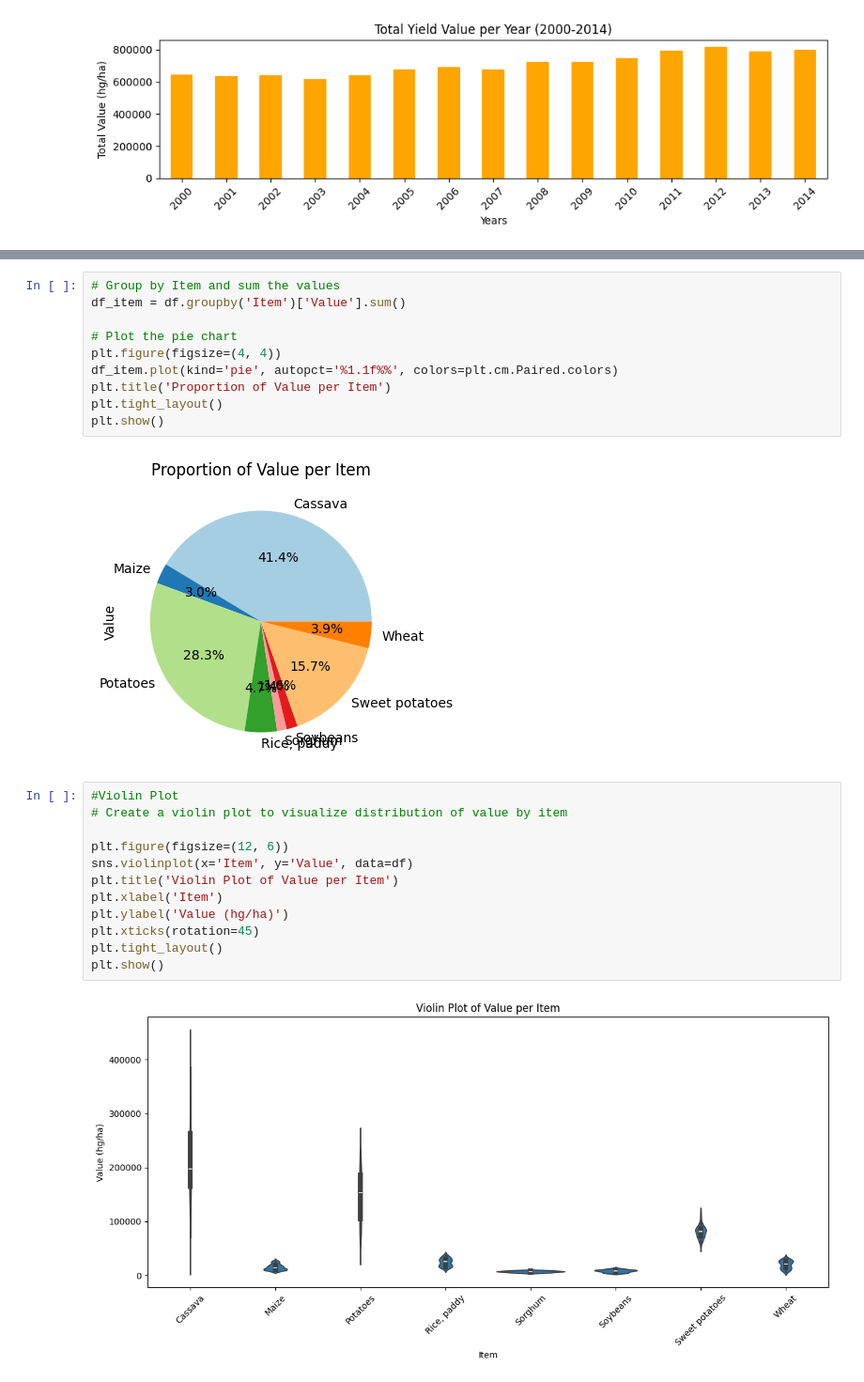
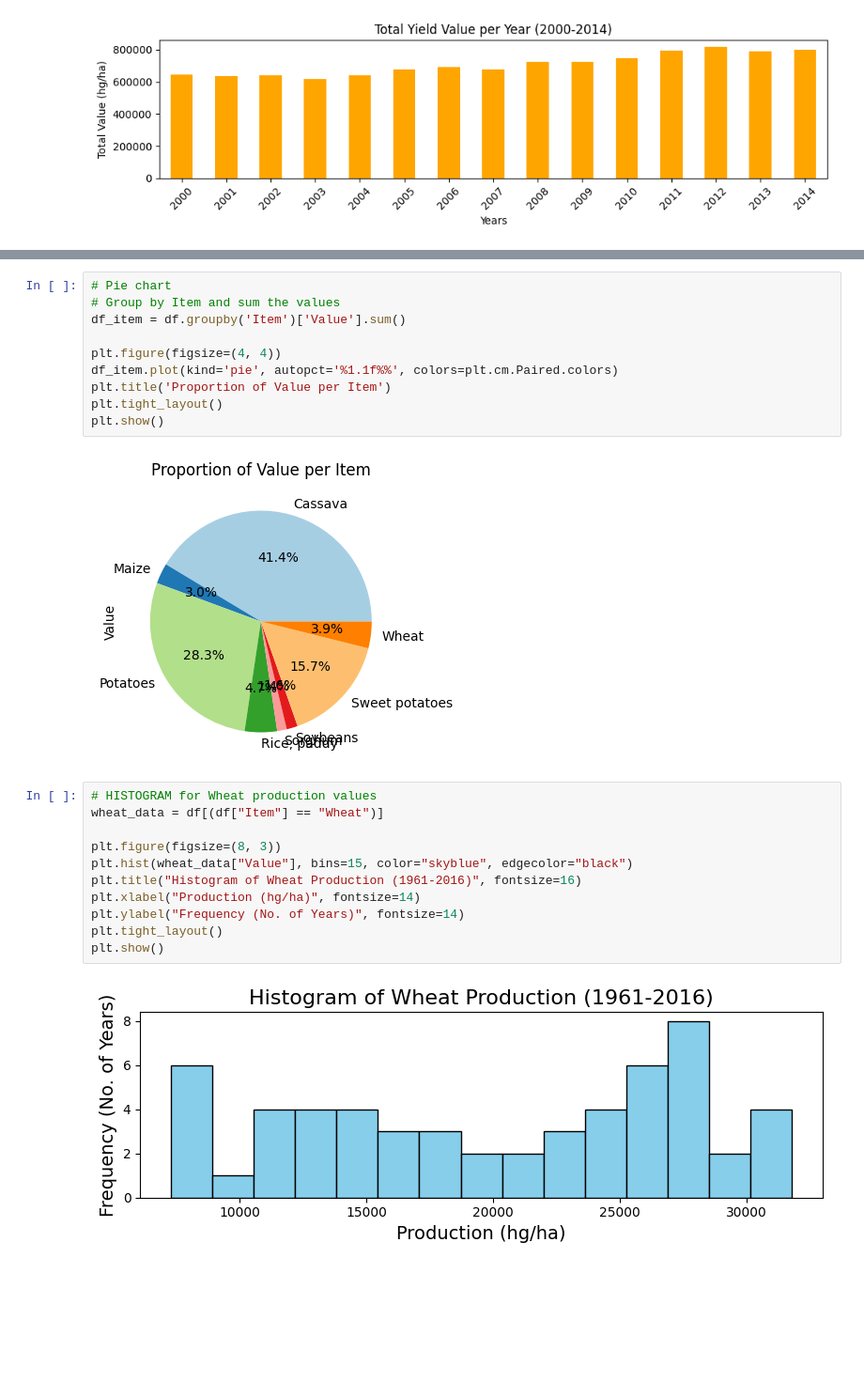
Before and after one commit to YashD15/DSPS-Lab, a Jupyter notebook: exp2.ipynb, the cells around one changed output, grey strips where cells are left out. Shown at 94% size. Cells and saved outputs as stored; diff of their text form; blank space fills up the shorter version.

```diff
--- a/exp2.ipynb
+++ b/exp2.ipynb
@@ -39,8 +25,8 @@ plt.show()
 # %%
+# Pie chart
 # Group by Item and sum the values
 df_item = df.groupby('Item')['Value'].sum()
 
-# Plot the pie chart
 plt.figure(figsize=(4, 4))
 df_item.plot(kind='pie', autopct='%1.1f%%', colors=plt.cm.Paired.colors)
 plt.title('Proportion of Value per Item')
@@ -48,17 +34,16 @@ plt.tight_layout()
 plt.show()
 # %% [output]
 [figure]
-# %%
-#Violin Plot
-# Create a violin plot to visualize distribution of value by item
-
-plt.figure(figsize=(12, 6))
-sns.violinplot(x='Item', y='Value', data=df)
-plt.title('Violin Plot of Value per Item')
-plt.xlabel('Item')
-plt.ylabel('Value (hg/ha)')
-plt.xticks(rotation=45)
-plt.tight_layout()
-plt.show()
-# %% [output]
-[figure, old version]
+# %%
+# HISTOGRAM for Wheat production values
+wheat_data = df[(df["Item"] == "Wheat")]
+
+plt.figure(figsize=(8, 3))
+plt.hist(wheat_data["Value"], bins=15, color="skyblue", edgecolor="black")
+plt.title("Histogram of Wheat Production (1961-2016)", fontsize=16)
+plt.xlabel("Production (hg/ha)", fontsize=14)
+plt.ylabel("Frequency (No. of Years)", fontsize=14)
+plt.tight_layout()
+plt.show()
+# %% [output]
+[figure, new version]
```
Also changed, not shown: parts of 10 cells of this notebook.
